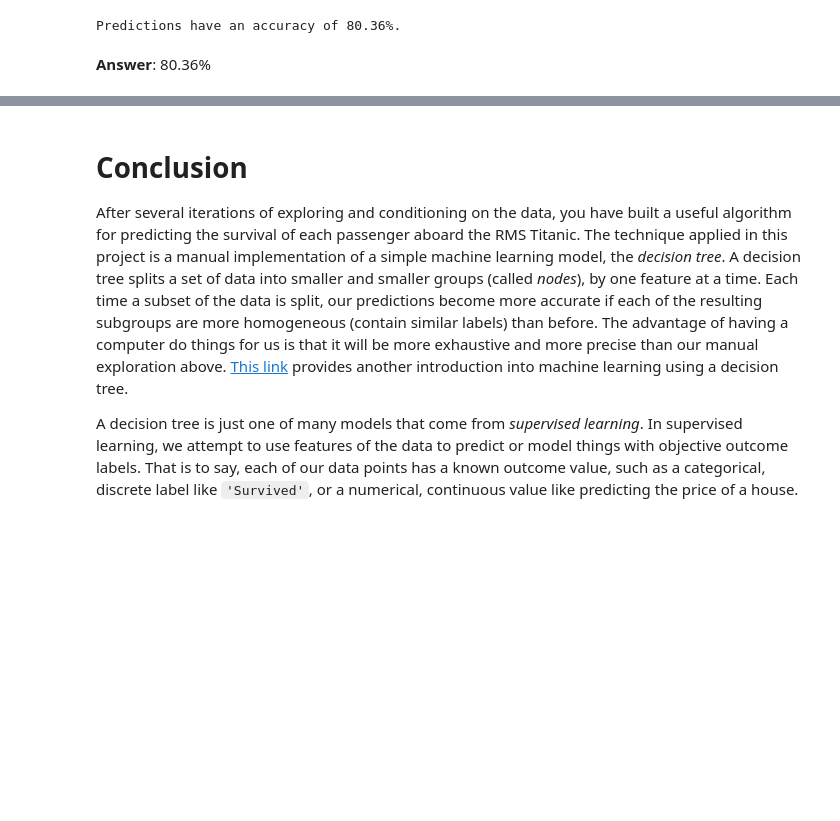
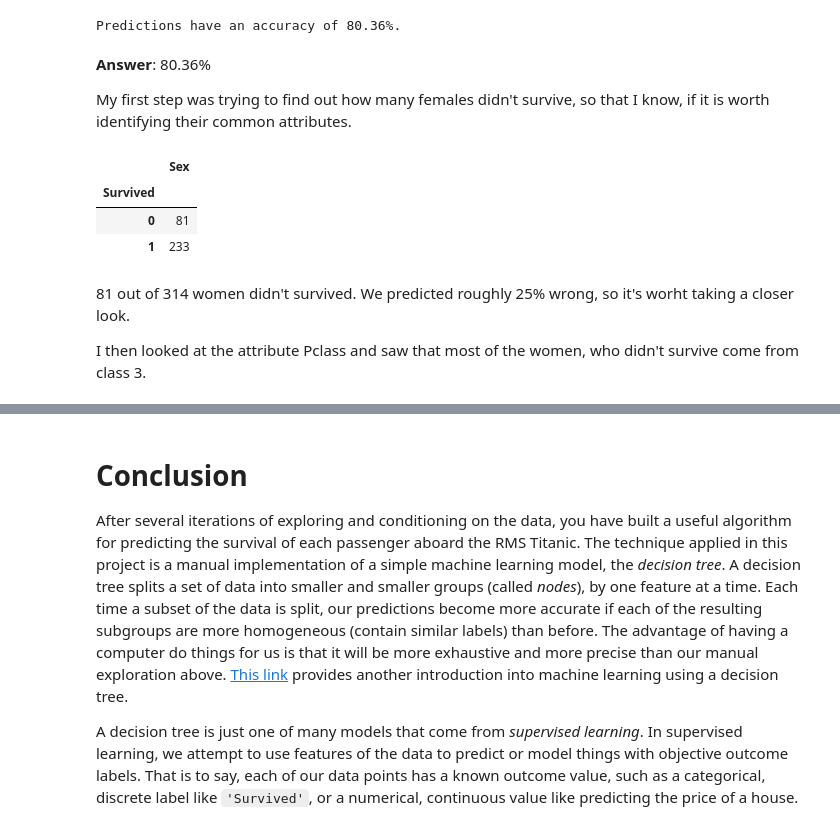
Before and after one commit to alirizasaral/udacity_projects, a Jupyter notebook: titanic_survival_exploration/titanic_survival_exploration.ipynb, the cells around one changed output, grey strips where cells are left out. Cells and saved outputs as stored; diff of their text form; code cells hidden in the pictures; blank space fills up the shorter version.

```diff
--- a/titanic_survival_exploration/titanic_survival_exploration.ipynb
+++ b/titanic_survival_exploration/titanic_survival_exploration.ipynb
@@ -263,5 +263,18 @@ Predictions have an accuracy of 80.36%.
 print accuracy_score(outcomes, predictions)
 # %% [output]
 Predictions have an accuracy of 80.36%.
-# %% [markdown]
-**Answer**: 80.36%
+# %% [markdown]
+**Answer**: 80.36%
+
+My first step was trying to find out how many females didn't survive, so that I know, if it is worth identifying their common attributes.
+# %%
+display(full_data[['Sex', 'Survived']].query('Sex == "female"').groupby('Survived').count())
+# %% [output]
+|  | Sex |
+| Survived |  |
+| 0 | 81 |
+| 1 | 233 |
+# %% [markdown]
+81 out of 314 women didn't survived. We predicted roughly 25% wrong, so it's worht taking a closer look.
+
+I then looked at the attribute Pclass and saw that most of the women, who didn't survive come from class 3.
```
Also changed, not shown: parts of 4 cells of this notebook, 1 other file.
